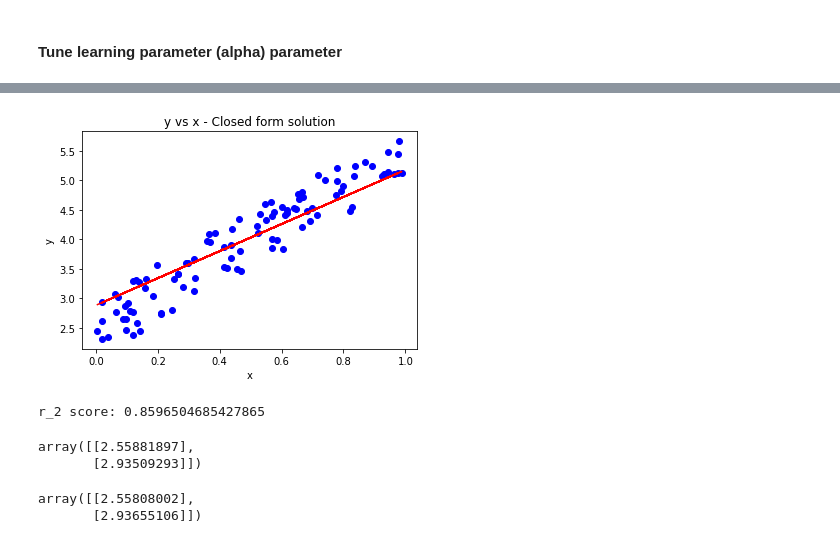
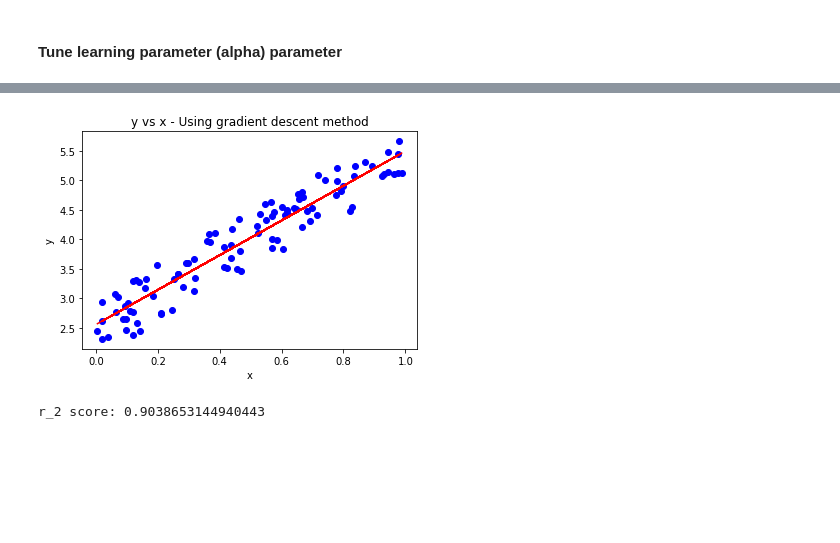
Before and after one commit to ShivaHarshPothula/MachineLearning_Scripts, a Jupyter notebook: Linear_Regression.ipynb, the cells around one changed output, grey strips where cells are left out. Saved outputs shown, nothing was run; the diff lists cells and outputs as text; code cells hidden in the pictures; blank space fills up the shorter version.

Commit message:
Updated gradient descent code

```diff
--- a/Linear_Regression.ipynb
+++ b/Linear_Regression.ipynb
@@ -235,31 +243,23 @@ theta_1_lr_var
  1.0: 2.9365510602037648}
 # %%
 ## Finalized model
-alpha=0.2
+theta = np.random.rand(2,1)
+n_iter = 1000
+alpha = 0.1
 
 theta_GD,theta_hist,cost_func_hist = gradient_des(x_with_const,y,theta,alpha,n_iter)
 
-z = np.dot(x_with_const,theta_GD)
+y_pred_GD = np.dot(x_with_const,theta_GD)
 
 plt.figure(figsize=(6,4))
 plt.plot(x,y_pred_GD,'r-')
 plt.scatter(x,y,color='blue')
 plt.xlabel('x')
 plt.ylabel('y')
-plt.title('y vs x - Closed form solution')
+plt.title('y vs x - Using gradient descent method')
 plt.show()
 
 print('r_2 score:',r2_score(y,y_pred_GD))
 # %% [output]
-[figure, old version]
+[figure, new version]
-r_2 score: 0.8596504685427865
+r_2 score: 0.9038653144940443
-# %%
-theta_GD
-# %% [output]
-array([[2.55881897],
-       [2.93509293]])
-# %%
-theta_clsd_form
-# %% [output]
-array([[2.55808002],
-       [2.93655106]])
```
Also changed, not shown: parts of 8 cells of this notebook.
